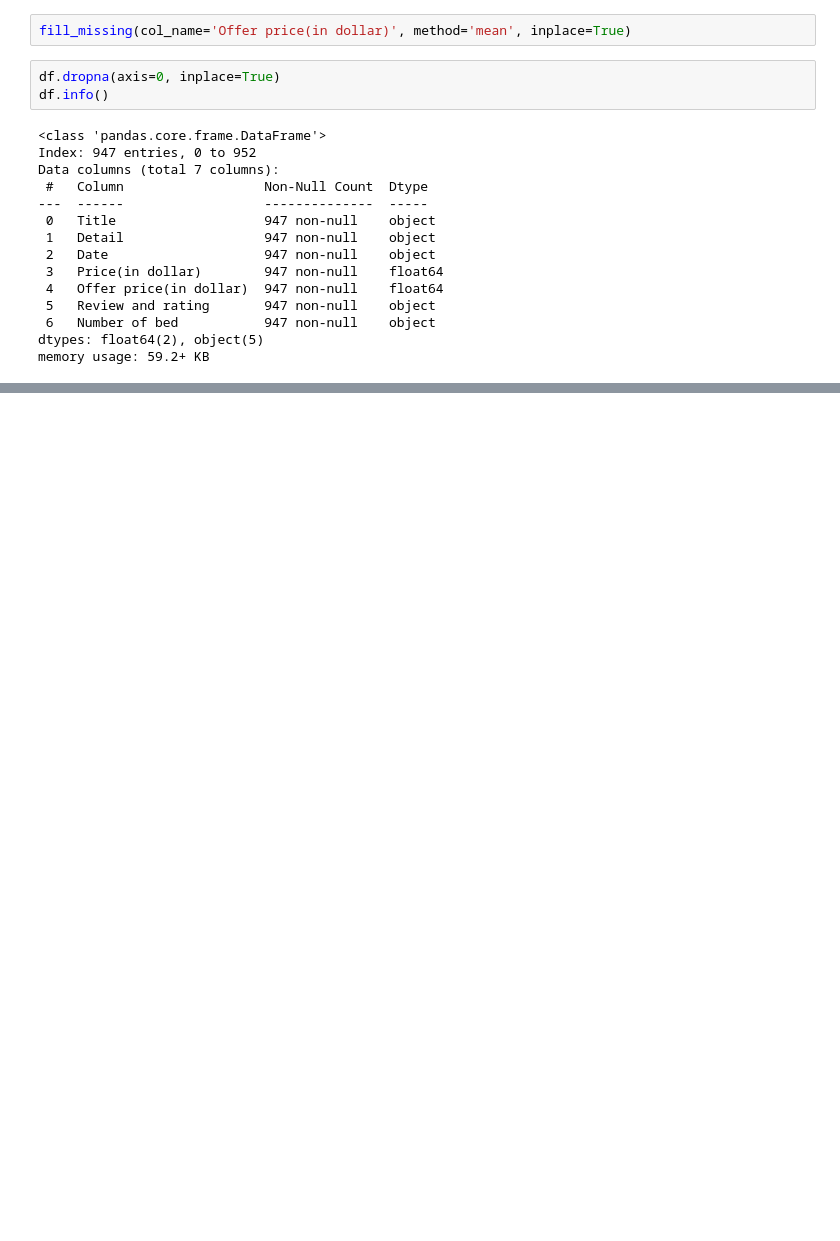
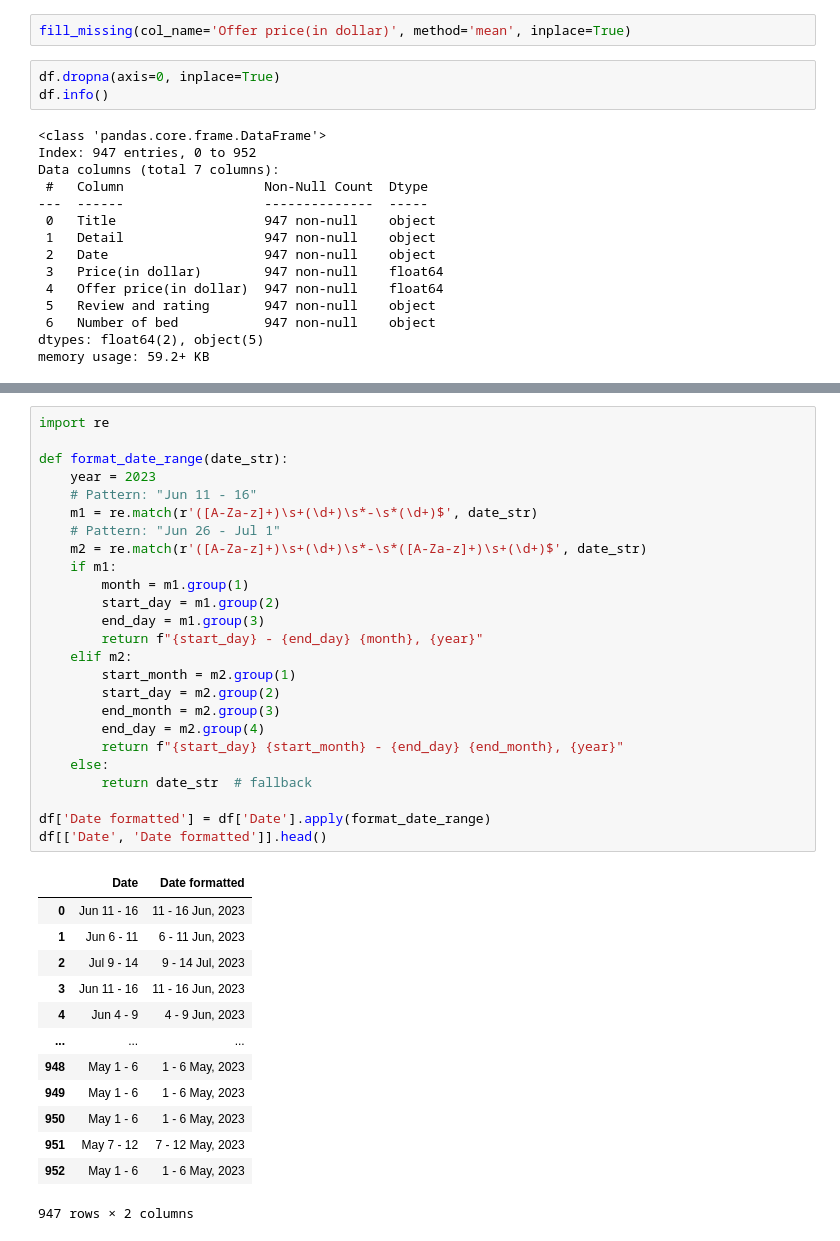
Before and after one commit to khalidkhankakar/EDA-projects-for-Machine-Learning, a Jupyter notebook: Airbnb Listing/main.ipynb, the cells around one changed output, grey strips where cells are left out. Drawn from its saved outputs; the diff is of its cells as text; blank space fills up the shorter version.

Commit message:
apply more eda on airbnb listing

```diff
--- a/Airbnb Listing/main.ipynb
+++ b/Airbnb Listing/main.ipynb
@@ -143,0 +233,39 @@ memory usage: 59.2+ KB
+# %%
+import re
+
+def format_date_range(date_str):
+    year = 2023
+    # Pattern: "Jun 11 - 16"
+    m1 = re.match(r'([A-Za-z]+)\s+(\d+)\s*-\s*(\d+)$', date_str)
+    # Pattern: "Jun 26 - Jul 1"
+    m2 = re.match(r'([A-Za-z]+)\s+(\d+)\s*-\s*([A-Za-z]+)\s+(\d+)$', date_str)
+    if m1:
+        month = m1.group(1)
+        start_day = m1.group(2)
+        end_day = m1.group(3)
+        return f"{start_day} - {end_day} {month}, {year}"
+    elif m2:
+        start_month = m2.group(1)
+        start_day = m2.group(2)
+        end_month = m2.group(3)
+        end_day = m2.group(4)
+        return f"{start_day} {start_month} - {end_day} {end_month}, {year}"
+    else:
+        return date_str  # fallback
+
+df['Date formatted'] = df['Date'].apply(format_date_range)
+df[['Date', 'Date formatted']].head()
+# %% [output]
+|  | Date | Date formatted |
+| 0 | Jun 11 - 16 | 11 - 16 Jun, 2023 |
+| 1 | Jun 6 - 11 | 6 - 11 Jun, 2023 |
+| 2 | Jul 9 - 14 | 9 - 14 Jul, 2023 |
+| 3 | Jun 11 - 16 | 11 - 16 Jun, 2023 |
+| 4 | Jun 4 - 9 | 4 - 9 Jun, 2023 |
+| ... | ... | ... |
+| 948 | May 1 - 6 | 1 - 6 May, 2023 |
+| 949 | May 1 - 6 | 1 - 6 May, 2023 |
+| 950 | May 1 - 6 | 1 - 6 May, 2023 |
+| 951 | May 7 - 12 | 7 - 12 May, 2023 |
+| 952 | May 1 - 6 | 1 - 6 May, 2023 |
+947 rows × 2 columns
```
Also changed, not shown: parts of 5 cells of this notebook.
